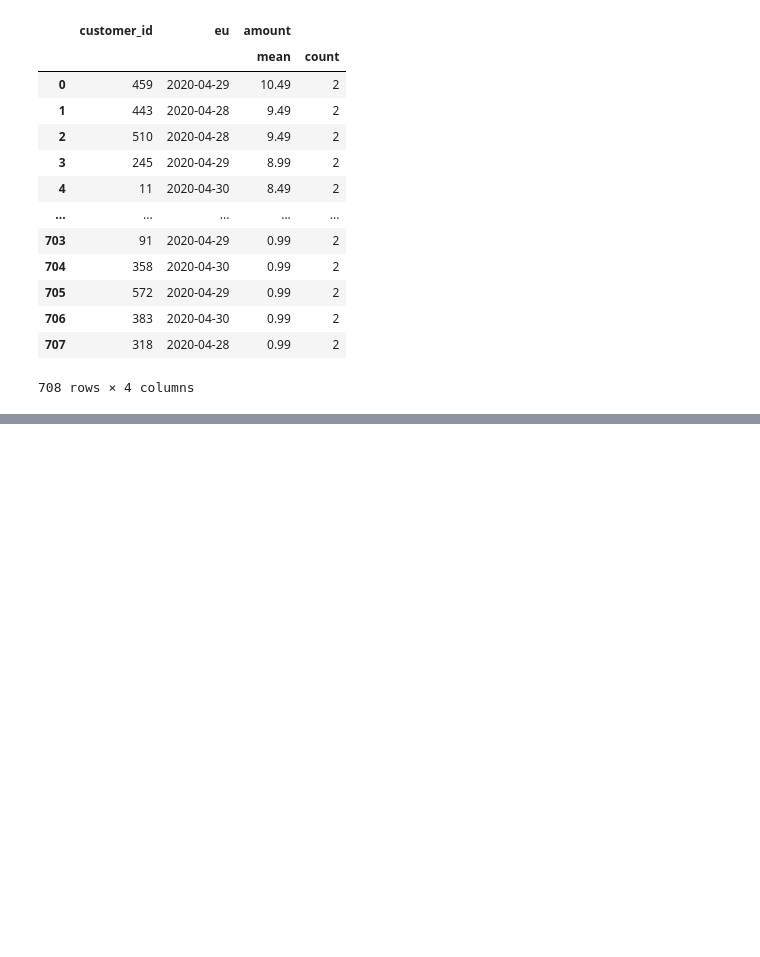
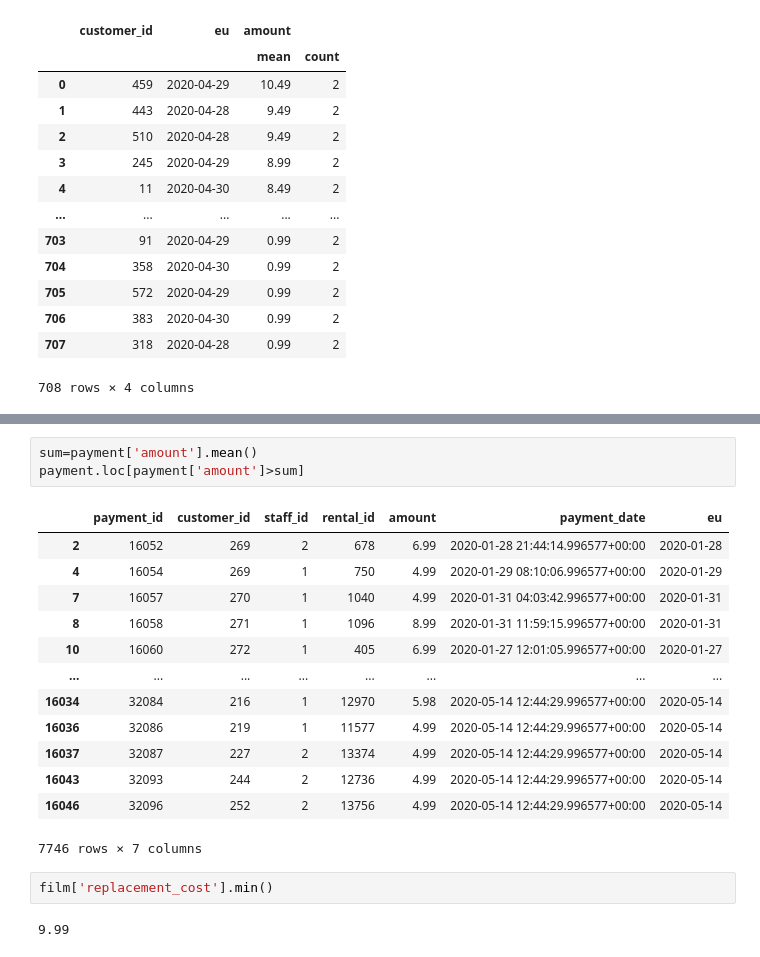
Before and after one commit to Anandhuvimalan/learning, a Jupyter notebook: day3.ipynb, the cells around one changed output, grey strips where cells are left out. Cells and saved outputs as stored; diff of their text form; blank space fills up the shorter version.

```diff
--- a/day3.ipynb
+++ b/day3.ipynb
@@ -220,0 +298,21 @@ df[df[('amount','count')]>1].sort_values(by=('amount','mean'),ascending=False).r
+# %%
+sum=payment['amount'].mean()
+payment.loc[payment['amount']>sum]
+# %% [output]
+|  | payment_id | customer_id | staff_id | rental_id | amount | payment_date | eu |
+| 2 | 16052 | 269 | 2 | 678 | 6.99 | 2020-01-28 21:44:14.996577+00:00 | 2020-01-28 |
+| 4 | 16054 | 269 | 1 | 750 | 4.99 | 2020-01-29 08:10:06.996577+00:00 | 2020-01-29 |
+| 7 | 16057 | 270 | 1 | 1040 | 4.99 | 2020-01-31 04:03:42.996577+00:00 | 2020-01-31 |
+| 8 | 16058 | 271 | 1 | 1096 | 8.99 | 2020-01-31 11:59:15.996577+00:00 | 2020-01-31 |
+| 10 | 16060 | 272 | 1 | 405 | 6.99 | 2020-01-27 12:01:05.996577+00:00 | 2020-01-27 |
+| ... | ... | ... | ... | ... | ... | ... | ... |
+| 16034 | 32084 | 216 | 1 | 12970 | 5.98 | 2020-05-14 12:44:29.996577+00:00 | 2020-05-14 |
+| 16036 | 32086 | 219 | 1 | 11577 | 4.99 | 2020-05-14 12:44:29.996577+00:00 | 2020-05-14 |
+| 16037 | 32087 | 227 | 2 | 13374 | 4.99 | 2020-05-14 12:44:29.996577+00:00 | 2020-05-14 |
+| 16043 | 32093 | 244 | 2 | 12736 | 4.99 | 2020-05-14 12:44:29.996577+00:00 | 2020-05-14 |
+| 16046 | 32096 | 252 | 2 | 13756 | 4.99 | 2020-05-14 12:44:29.996577+00:00 | 2020-05-14 |
+7746 rows × 7 columns
+# %%
+film['replacement_cost'].min()
+# %% [output]
+9.99
```
Also changed, not shown: parts of 5 cells of this notebook, 10 other files.
